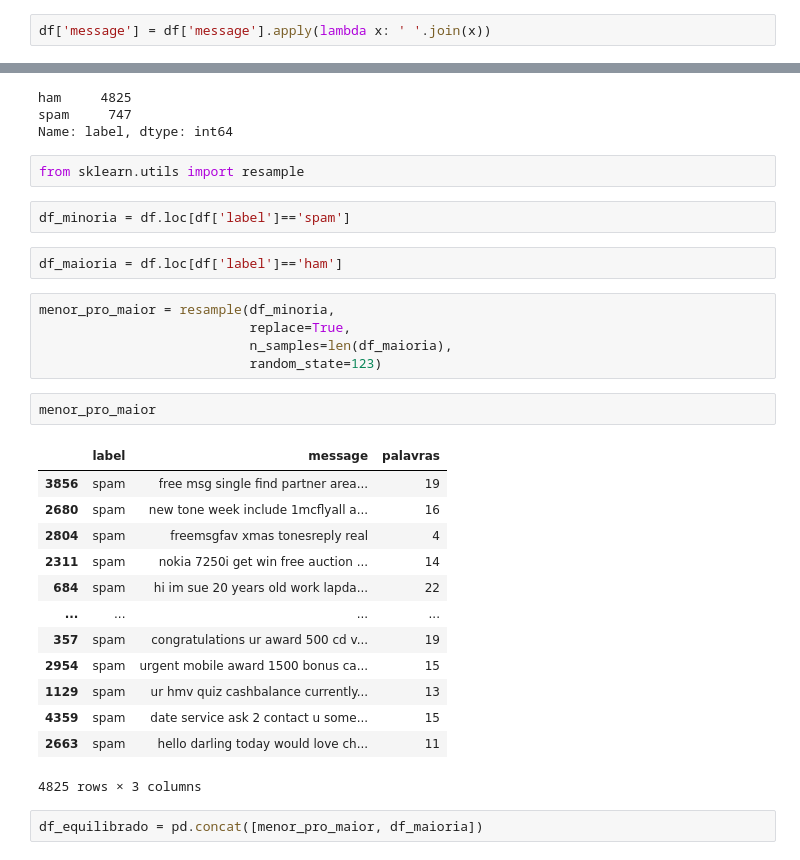
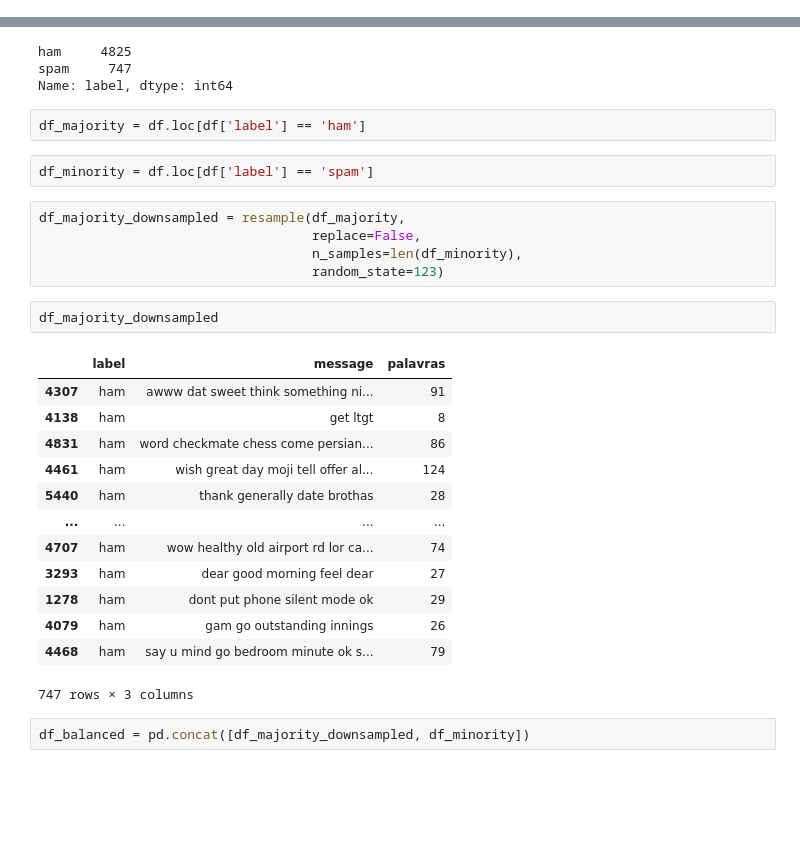
Before and after one commit to ThallesRodriguess/NLP_SPAM, a Jupyter notebook: Entrega_NLP_RF_SVM.ipynb, the cells around one changed output, grey strips where cells are left out. Drawn from its saved outputs; the diff is of its cells as text; blank space fills up the shorter version.

```diff
--- a/Entrega_NLP_RF_SVM.ipynb
+++ b/Entrega_NLP_RF_SVM.ipynb
@@ -411,5 +342,3 @@ Name: message, Length: 5572, dtype: object
-# %%
-df['message'] = df['message'].apply(lambda x: ' '.join(x))
 # %%
 # SOLUCIONAR PROBLEMA DE DESEQUILÍBRIO DE DADOS
 
@@ -418,33 +347,31 @@ df['label'].value_counts()
 ham     4825
 spam     747
 Name: label, dtype: int64
-# %%
-from sklearn.utils import resample
 # %%
-df_minoria = df.loc[df['label']=='spam']
+df_majority = df.loc[df['label'] == 'ham']
 # %%
-df_maioria = df.loc[df['label']=='ham']
+df_minority = df.loc[df['label'] == 'spam']
 # %%
-menor_pro_maior = resample(df_minoria,
-                           replace=True,
-                           n_samples=len(df_maioria),
-                           random_state=123)
+df_majority_downsampled = resample(df_majority,
+                                   replace=False,
+                                   n_samples=len(df_minority),
+                                   random_state=123)
 # %%
-menor_pro_maior
+df_majority_downsampled
 # %% [output]
 |  | label | message | palavras |
-| 3856 | spam | free msg single find partner area... | 19 |
-| 2680 | spam | new tone week include 1mcflyall a... | 16 |
-| 2804 | spam | freemsgfav xmas tonesreply real | 4 |
-| 2311 | spam | nokia 7250i get win free auction ... | 14 |
-| 684 | spam | hi im sue 20 years old work lapda... | 22 |
+| 4307 | ham | awww dat sweet think something ni... | 91 |
+| 4138 | ham | get ltgt | 8 |
+| 4831 | ham | word checkmate chess come persian... | 86 |
+| 4461 | ham | wish great day moji tell offer al... | 124 |
+| 5440 | ham | thank generally date brothas | 28 |
 | ... | ... | ... | ... |
-| 357 | spam | congratulations ur award 500 cd v... | 19 |
-| 2954 | spam | urgent mobile award 1500 bonus ca... | 15 |
-| 1129 | spam | ur hmv quiz cashbalance currently... | 13 |
-| 4359 | spam | date service ask 2 contact u some... | 15 |
-| 2663 | spam | hello darling today would love ch... | 11 |
+| 4707 | ham | wow healthy old airport rd lor ca... | 74 |
+| 3293 | ham | dear good morning feel dear | 27 |
+| 1278 | ham | dont put phone silent mode ok | 29 |
+| 4079 | ham | gam go outstanding innings | 26 |
+| 4468 | ham | say u mind go bedroom minute ok s... | 79 |
-4825 rows × 3 columns
+747 rows × 3 columns
 # %%
-df_equilibrado = pd.concat([menor_pro_maior, df_maioria])
+df_balanced = pd.concat([df_majority_downsampled, df_minority])
 # %%
```
Also changed, not shown: parts of 73 cells of this notebook.
